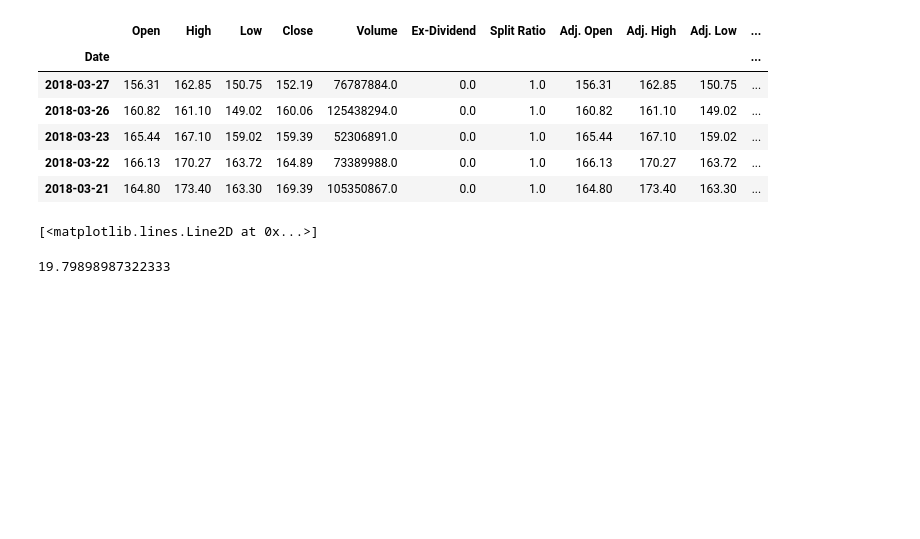
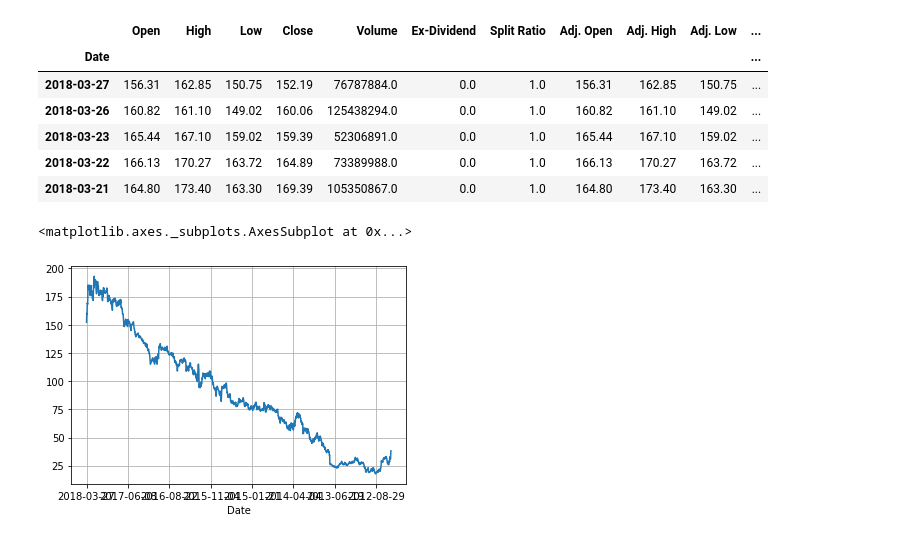
Before and after one commit to mhsnjvd/jupyter_notebooks, a Jupyter notebook: quandl_example.ipynb, the cells around one changed output. Cells and saved outputs as stored; diff of their text form; code cells hidden in the pictures; blank space fills up the shorter version.

```diff
--- a/quandl_example.ipynb
+++ b/quandl_example.ipynb
@@ -42,11 +43,8 @@ df.head()
 | 2018-03-23 | 165.44 | 167.10 | 159.02 | 159.39 | 52306891.0 | 0.0 | 1.0 | 165.44 | 167.10 | 159.02 | ... |
 | 2018-03-22 | 166.13 | 170.27 | 163.72 | 164.89 | 73389988.0 | 0.0 | 1.0 | 166.13 | 170.27 | 163.72 | ... |
 | 2018-03-21 | 164.80 | 173.40 | 163.30 | 169.39 | 105350867.0 | 0.0 | 1.0 | 164.80 | 173.40 | 163.30 | ... |
-# %%
-plt.plot(df['Close'].values)
-# %% [output]
-[<matplotlib.lines.Line2D at 0x...>]
-# %%
-28/np.sqrt(2)
-# %% [output]
-19.79898987322333
+# %%
+df['Close'].plot(grid=True, figsize)
+# %% [output]
+<matplotlib.axes._subplots.AxesSubplot at 0x...>
+[figure, added]
```
Also changed, not shown: parts of 3 cells of this notebook.
